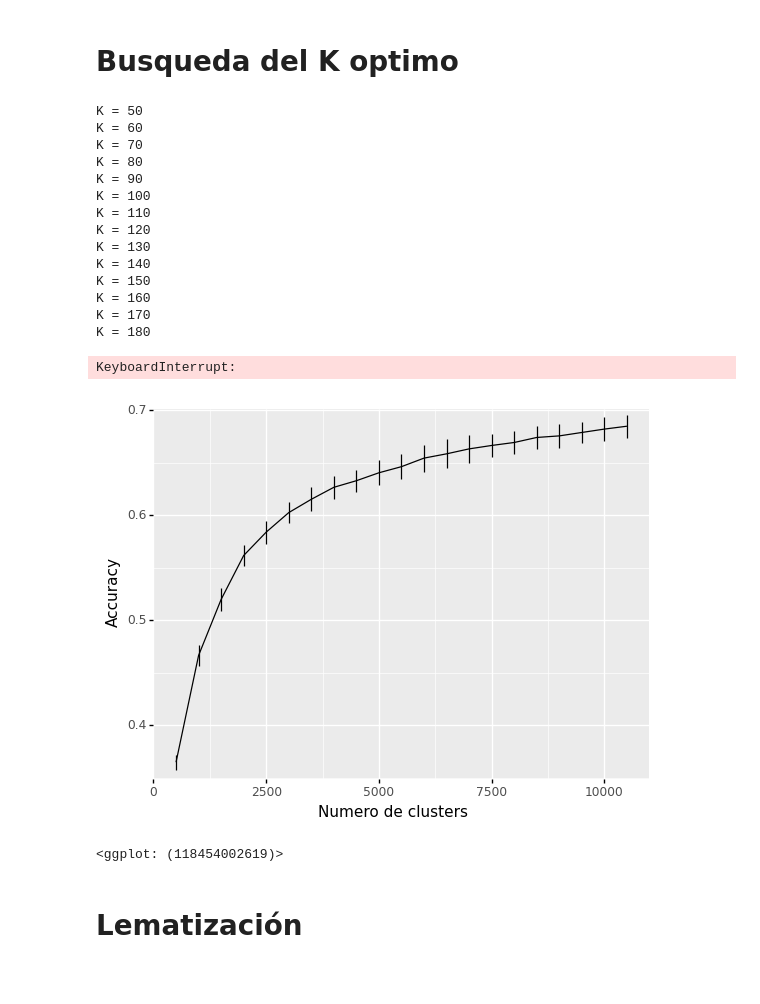
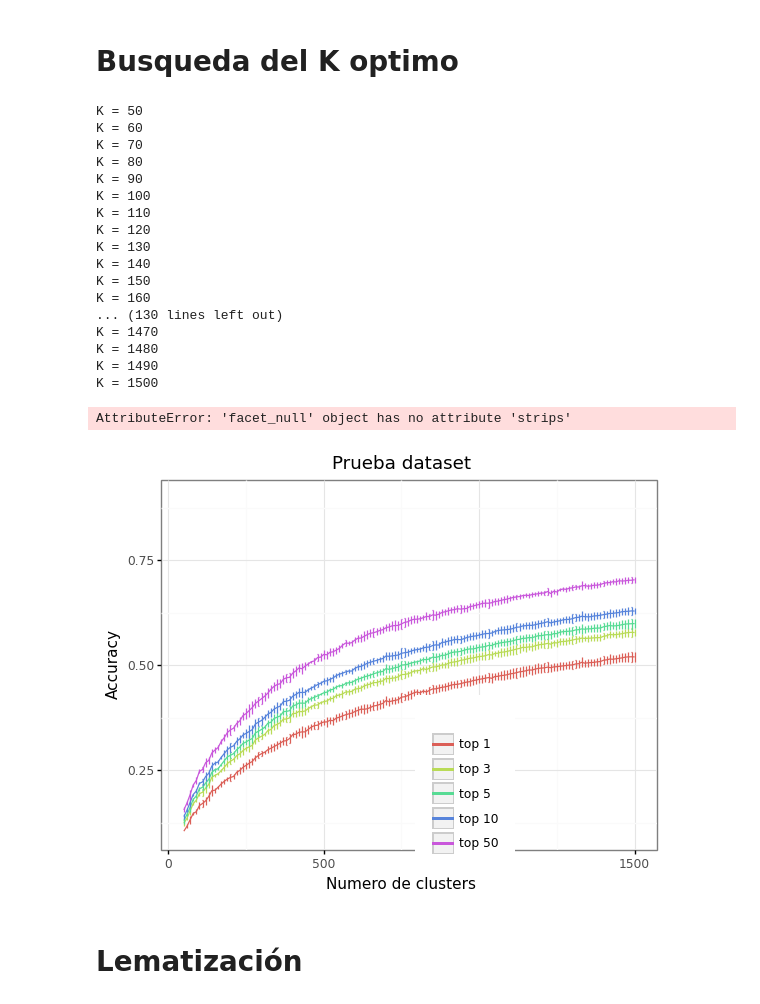
Before and after one commit to DJRamosA/AC-PLT, a Jupyter notebook: src/process_nueva_data/Generator.ipynb, the cells around one changed output. Drawn from its saved outputs; the diff is of its cells as text; code cells hidden in the pictures.

```diff
--- a/src/process_nueva_data/Generator.ipynb
+++ b/src/process_nueva_data/Generator.ipynb
@@ -14,7 +14,7 @@ random.seed(0)
 # data import
 data = pd.read_csv(r'../../data/nueva_data/propiedades_codigo.csv', delimiter="\t")
 model = gensim.models.KeyedVectors.load_word2vec_format(
-    r'../../data/SBW-vectors-300-min5.bin.gz', # using the spanish billion words embeddings
+    r'../../data/SBW-vectors-300-min5.bin', # using the spanish billion words embeddings
     binary=True # the model is in binary format
 )
 # %%
@@ -775,6 +775,8 @@ K = 130
 K = 140
 K = 150
 K = 160
-K = 170
-K = 180
+... (130 lines left out)
+K = 1470
+K = 1480
+K = 1490
+K = 1500
-KeyboardInterrupt:
@@ -798,44 +809,44 @@ p1 = (
     geom_errorbar(aes(ymin = k_acc_top_test[:,8]-k_acc_top_test[:,9], ymax = k_acc_top_test[:,8]+k_acc_top_test[:,9], color="'top 50'"))+
     xlab("Numero de clusters")+
     ylab("Accuracy")+
-    ggtitle("Test dataset")+
+    ggtitle("Prueba dataset")+
     theme_bw()+
     theme(legend_position = (0.6, 0.25))+
     scale_y_continuous(limits = (0.1, 0.9))
 )
 
 p2 = (
     ggplot()+
     aes(x=rango, color='')+
     geom_line(aes(y=k_acc_top_train[:,0], color="'top 1'"))+
     geom_errorbar(aes(ymin = k_acc_top_train[:,0]-k_acc_top_train[:,1], ymax = k_acc_top_train[:,0]+k_acc_top_train[:,1], color="'top 1'"))+
     geom_line(aes(y=k_acc_top_train[:,2], color="'top 3'"))+
     geom_errorbar(aes(ymin = k_acc_top_train[:,2]-k_acc_top_train[:,3], ymax = k_acc_top_train[:,2]+k_acc_top_train[:,3], color="'top 3'"))+
     geom_line(aes(y=k_acc_top_train[:,4], color="'top 5'"))+
     geom_errorbar(aes(ymin = k_acc_top_train[:,4]-k_acc_top_train[:,5], ymax = k_acc_top_train[:,4]+k_acc_top_train[:,5], color="'top 5'"))+
     geom_line(aes(y=k_acc_top_train[:,6], color="'top 10'"))+
     geom_errorbar(aes(ymin = k_acc_top_train[:,6]-k_acc_top_train[:,7], ymax = k_acc_top_train[:,6]+k_acc_top_train[:,7], color="'top 10'"))+
     geom_line(aes(y=k_acc_top_train[:,8], color="'top 50'"))+
     geom_errorbar(aes(ymin = k_acc_top_train[:,8]-k_acc_top_train[:,9], ymax = k_acc_top_train[:,8]+k_acc_top_train[:,9], color="'top 50'"))+
     xlab("Numero de clusters")+
     ylab("Accuracy")+
-    ggtitle("Train dataset")+
+    ggtitle("Entrenamiento dataset")+
     theme_bw()+
     theme(legend_position = (0.6, 0.25))+
     scale_y_continuous(limits = (0.1, 0.9))
 )
 
 
 
 p1 = pw.load_ggplot(p1, figsize=(4,3))
-p2 = pw.load_ggplot(p2, figsize=(4,3))
+# p2 = pw.load_ggplot(p2, figsize=(4,3))
 
-p12 = (p2|p1)
-# p12.set_text(text="CPN generator",x=0.4,y=1.1, size=20)
-p12.savefig()
+# p12 = (p2|p1)
+# # p12.set_text(text="CPN generator",x=0.4,y=1.1, size=20)
+# p12.savefig()
 # %% [output]
+AttributeError: 'facet_null' object has no attribute 'strips'
-[figure, old version]
+[figure, new version]
-<ggplot: (118454002619)>
 # %%
 pd.DataFrame(k_acc_1, columns=["mean","std"]).to_csv(r"../../data/nueva_data/k_acc.csv")
 # %%
```
Also changed, not shown: parts of 1 cell of this notebook, 2 other files.
